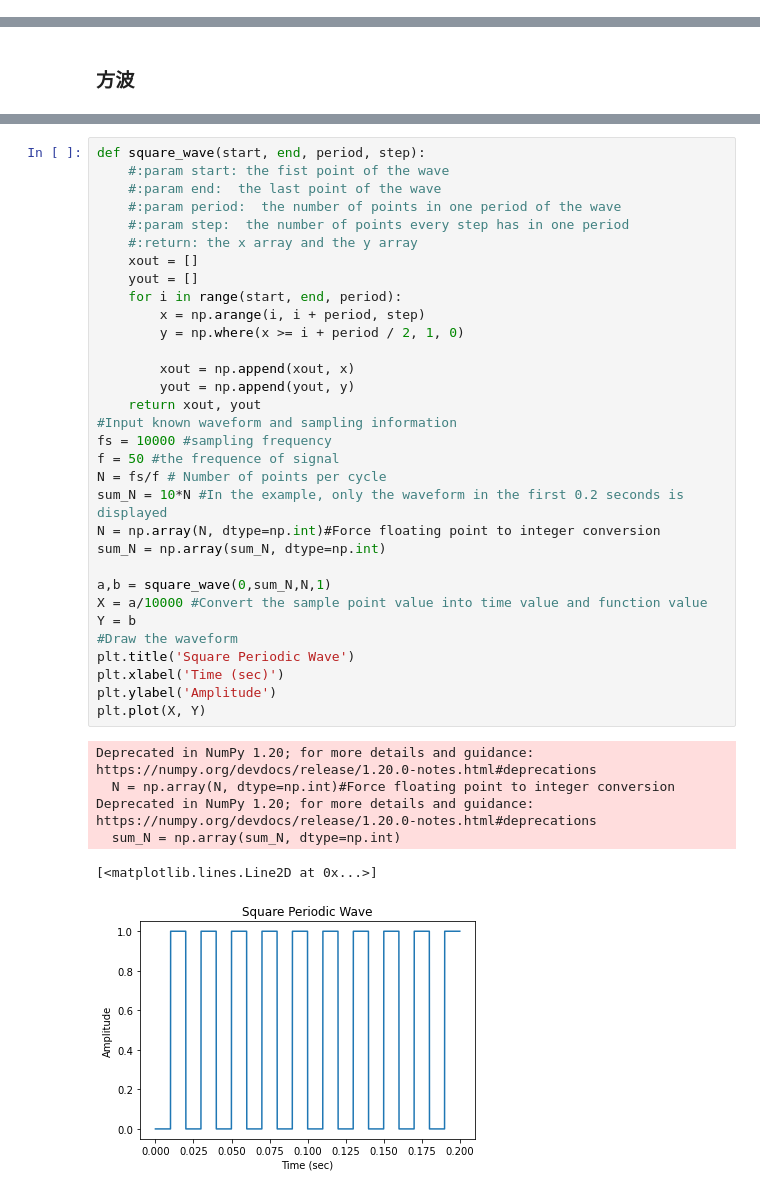
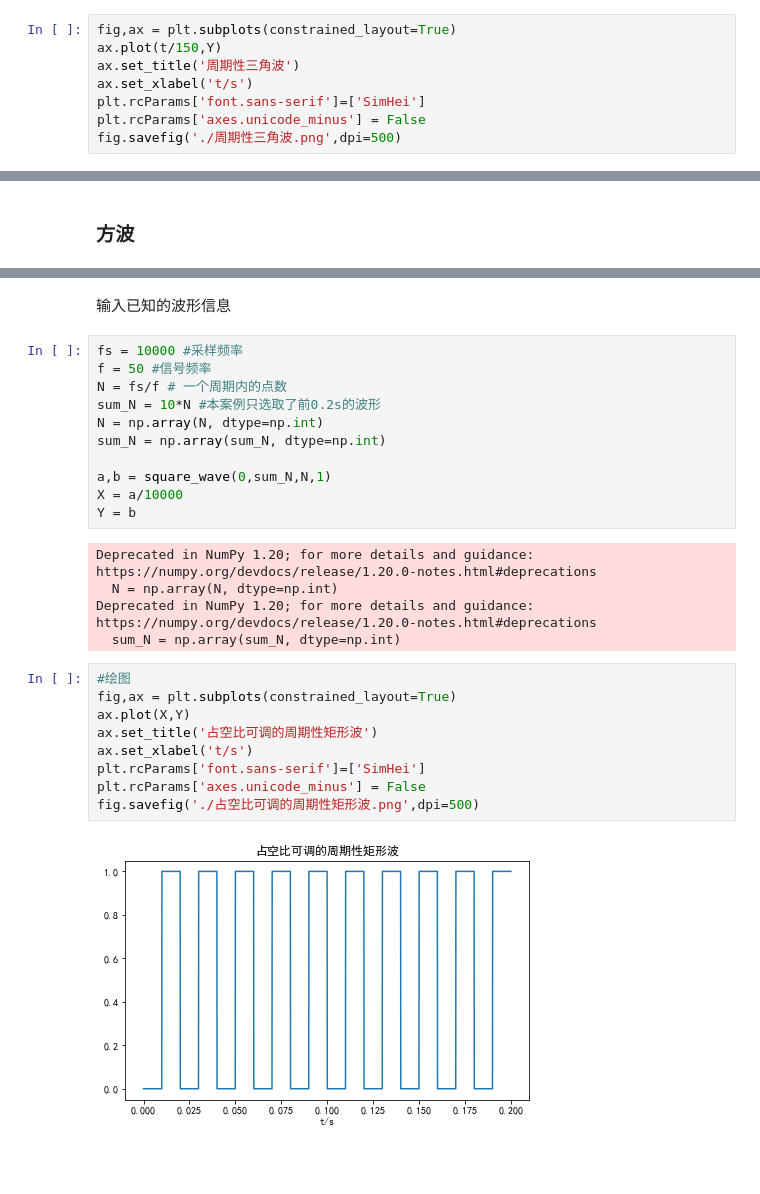
Before and after one commit to Chenying2000/Python-DSP, a Jupyter notebook: 毕业设计：信号处理工具箱开发/信号产生/常见的周期波形：锯齿波、三角波、方波.ipynb, the cells around one changed output, grey strips where cells are left out. Cells and saved outputs as stored; diff of their text form; blank space fills up the shorter version.

```diff
--- a/毕业设计：信号处理工具箱开发/信号产生/常见的周期波形：锯齿波、三角波、方波.ipynb
+++ b/毕业设计：信号处理工具箱开发/信号产生/常见的周期波形：锯齿波、三角波、方波.ipynb
@@ -96,0 +63,8 @@ Deprecated in NumPy 1.20; for more details and guidance: https://numpy.org/devdo
+# %%
+fig,ax = plt.subplots(constrained_layout=True)
+ax.plot(t/150,Y)
+ax.set_title('周期性三角波')
+ax.set_xlabel('t/s')
+plt.rcParams['font.sans-serif']=['SimHei']
+plt.rcParams['axes.unicode_minus'] = False
+fig.savefig('./周期性三角波.png',dpi=500)
@@ -99,39 +91,29 @@ Deprecated in NumPy 1.20; for more details and guidance: https://numpy.org/devdo
+# %% [markdown]
+输入已知的波形信息
+# %%
+fs = 10000 #采样频率
+f = 50 #信号频率
+N = fs/f # 一个周期内的点数
+sum_N = 10*N #本案例只选取了前0.2s的波形
+N = np.array(N, dtype=np.int)
+sum_N = np.array(sum_N, dtype=np.int)
+
+a,b = square_wave(0,sum_N,N,1)
+X = a/10000
+Y = b
+# %% [output]
+Deprecated in NumPy 1.20; for more details and guidance: https://numpy.org/devdocs/release/1.20.0-notes.html#deprecations
+  N = np.array(N, dtype=np.int)
+Deprecated in NumPy 1.20; for more details and guidance: https://numpy.org/devdocs/release/1.20.0-notes.html#deprecations
+  sum_N = np.array(sum_N, dtype=np.int)
 # %%
-def square_wave(start, end, period, step):
-    #:param start: the fist point of the wave
-    #:param end:  the last point of the wave
-    #:param period:  the number of points in one period of the wave
-    #:param step:  the number of points every step has in one period
-    #:return: the x array and the y array
-    xout = []
-    yout = []
-    for i in range(start, end, period):
-        x = np.arange(i, i + period, step)
-        y = np.where(x >= i + period / 2, 1, 0)
-
-        xout = np.append(xout, x)
-        yout = np.append(yout, y)
-    return xout, yout
-#Input known waveform and sampling information
-fs = 10000 #sampling frequency
-f = 50 #the frequence of signal
-N = fs/f # Number of points per cycle
-sum_N = 10*N #In the example, only the waveform in the first 0.2 seconds is displayed
-N = np.array(N, dtype=np.int)#Force floating point to integer conversion
-sum_N = np.array(sum_N, dtype=np.int)
-
-a,b = square_wave(0,sum_N,N,1)
-X = a/10000 #Convert the sample point value into time value and function value
-Y = b
-#Draw the waveform
-plt.title('Square Periodic Wave')
-plt.xlabel('Time (sec)')
-plt.ylabel('Amplitude')
-plt.plot(X, Y)
+#绘图
+fig,ax = plt.subplots(constrained_layout=True)
+ax.plot(X,Y)
+ax.set_title('占空比可调的周期性矩形波')
+ax.set_xlabel('t/s')
+plt.rcParams['font.sans-serif']=['SimHei']
+plt.rcParams['axes.unicode_minus'] = False
+fig.savefig('./占空比可调的周期性矩形波.png',dpi=500)
 # %% [output]
-Deprecated in NumPy 1.20; for more details and guidance: https://numpy.org/devdocs/release/1.20.0-notes.html#deprecations
-  N = np.array(N, dtype=np.int)#Force floating point to integer conversion
-Deprecated in NumPy 1.20; for more details and guidance: https://numpy.org/devdocs/release/1.20.0-notes.html#deprecations
-  sum_N = np.array(sum_N, dtype=np.int)
-[<matplotlib.lines.Line2D at 0x...>]
-[figure, old version]
+[figure, new version]
```
Also changed, not shown: parts of 7 cells of this notebook, 3 other files.
